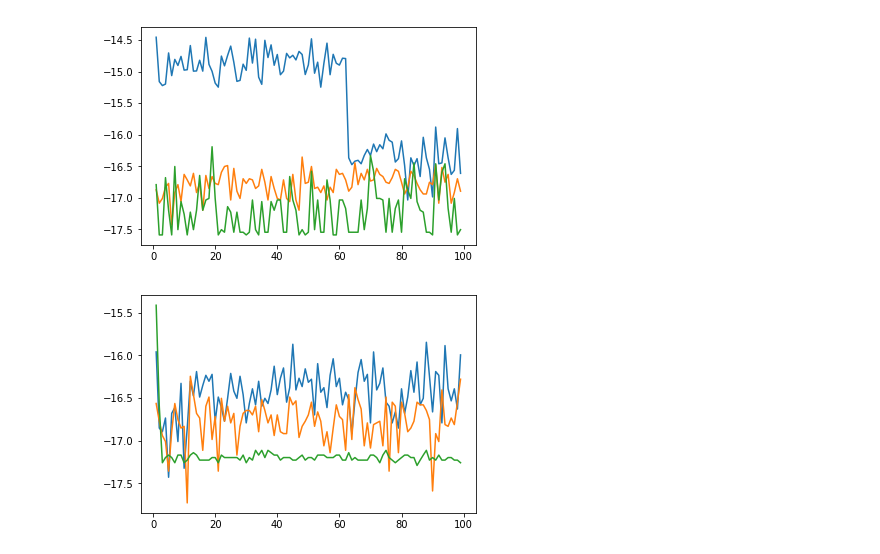
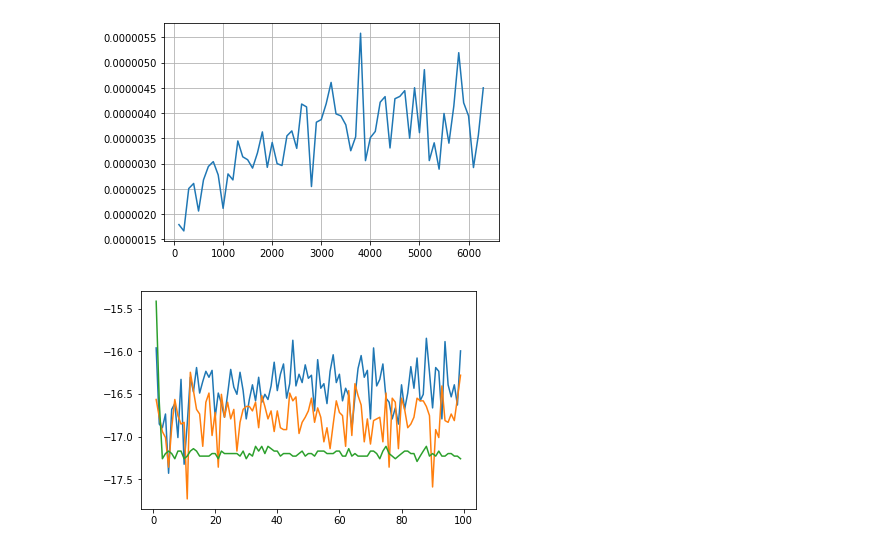
Before and after one commit to emaballarin/BSTDplate, a Jupyter notebook: benchmarks/results/Untitled.ipynb, the cells around one changed output. Cells and saved outputs as stored; diff of their text form; code cells hidden in the pictures.

```diff
--- a/benchmarks/results/Untitled.ipynb
+++ b/benchmarks/results/Untitled.ipynb
@@ -8,10 +8,8 @@ import sys
 #       "bst_double_double","map_double_double","umap_double_double",
 #       "bst_char_char","map_char_char","umap_char_char"]
 
-lis = ["bst_int_int","map_int_int","umap_int_int",
-       "bst_double_double","map_double_double","umap_double_double",
-       "bst_char_char","map_char_char","umap_char_char"]
-data = np.zeros((999,2))
+lis = ["bst_int_int"]
+data = np.zeros((63,1))
 for i, item in enumerate(lis):
        data[:,i] = np.loadtxt(item+".txt")
         #print(item+".txt")
@@ -20,11 +16,19 @@ SyntaxError: invalid syntax (<ipython-input-11-d10c803e34d5>, line 11)
 # %%
 data = np.array(data)
-x = np.arange(1, 100)
+x = np.arange(1, 64)
-# %%
-plt.plot(x, np.log(data[:,0]))
-plt.show()
-# %% [output]
-[figure, removed]
+# %%
+x = 100*x
+#dataprint = data[:,0]/data[:,1]
+#plt.plot(x, (dataprint))
+#plt.plot(x, (np.log(data[:,0])))
+#plt.plot(x, (np.log(x)))
+#plt.plot(x, (np.log(data[:,0])))
+plt.plot(x, ((data[:,0])))
+plt.grid()
+#plt.plot(x, np.log(data[:,:]))
+plt.show()
+# %% [output]
+[figure, added]
 # %%
 plt.plot(x, np.log(data[:,3:6]))
 plt.show()
```
Also changed, not shown: parts of 1 cell of this notebook, 17 other files.
